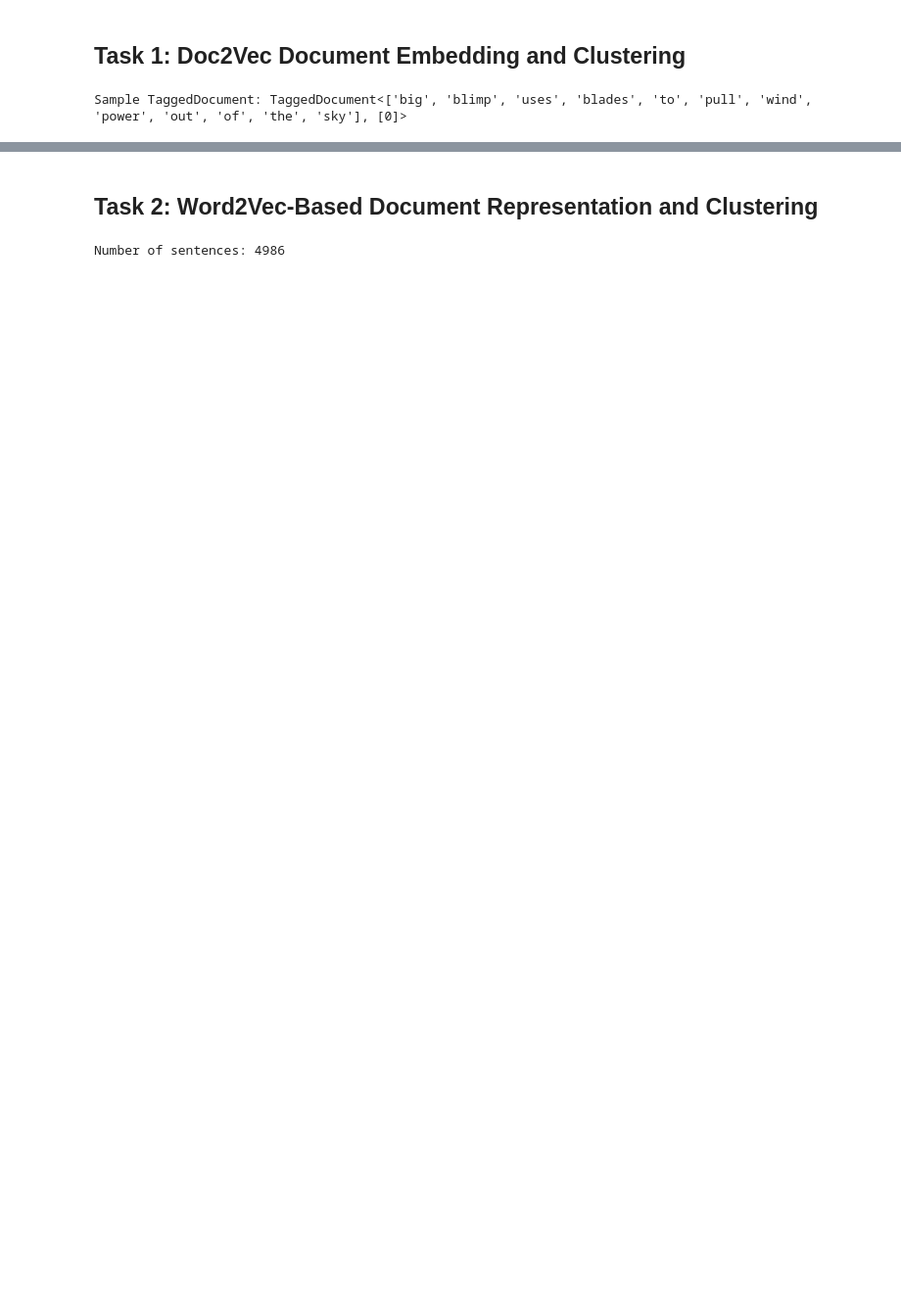
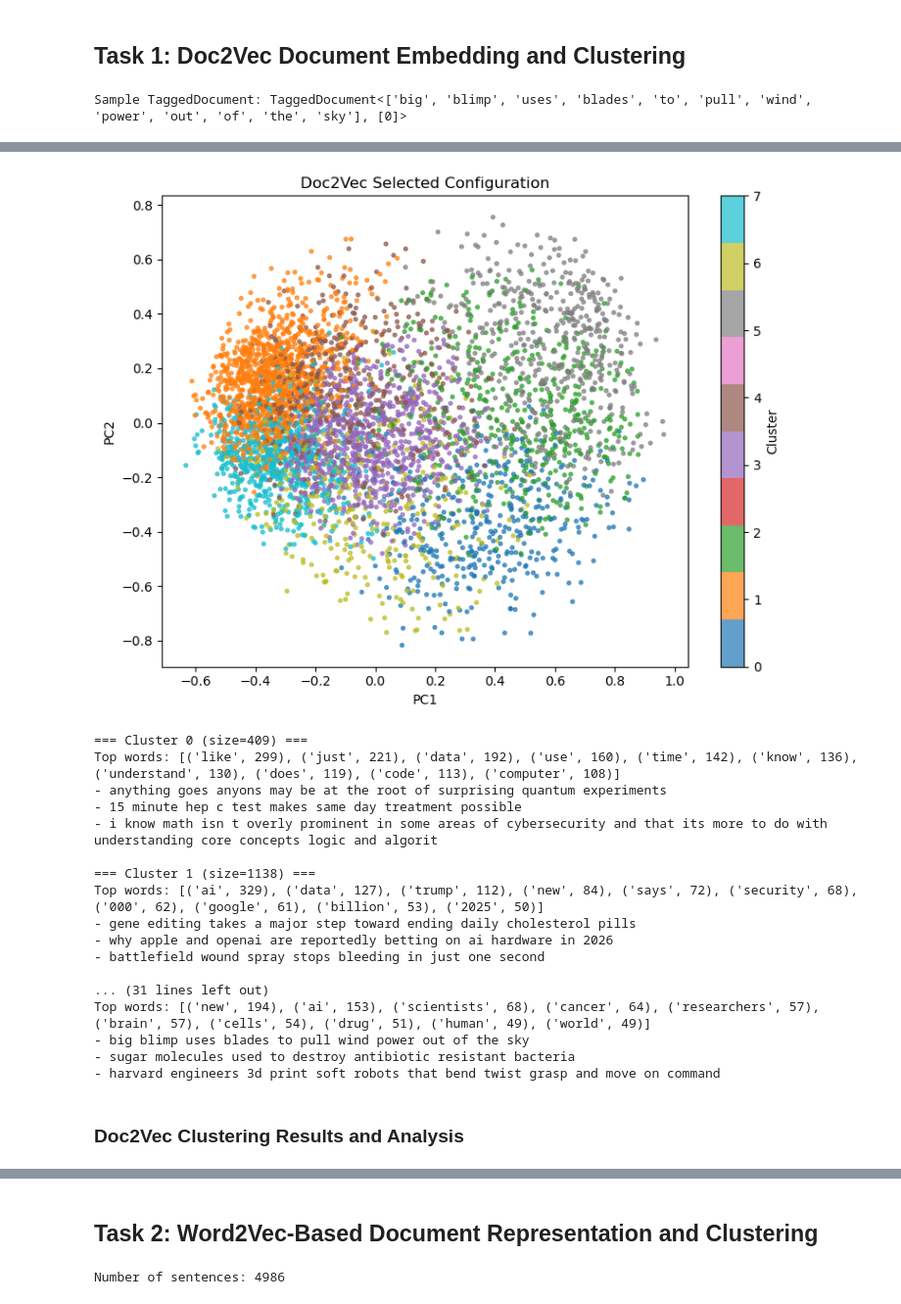
Before and after one commit to YJY4266900395/USC-DSCI-560-lab8, a Jupyter notebook: lab 8.ipynb, the cells around one changed output, grey strips where cells are left out. Shown at 98% size. Saved outputs shown, nothing was run; the diff lists cells and outputs as text; code cells hidden in the pictures; blank space fills up the shorter version.

```diff
--- a/lab 8.ipynb
+++ b/lab 8.ipynb
@@ -93,13 +173,0 @@ Average words: 75.03489771359807
-# %%
-def tokenize(text):
-    tokens = text.split()
-    return tokens
-
-tokenized_docs = [tokenize(d) for d in docs if d]
-
-print("Number of documents:", len(tokenized_docs))
-
-lengths = [len(t) for t in tokenized_docs]
-print("Min tokens:", min(lengths))
-print("Max tokens:", max(lengths))
-print("Avg tokens:", sum(lengths)/len(lengths))
@@ -171,0 +456,42 @@ def train_doc2vec_get_X(
+# %%
+best_cfg = {"name": "D3", "vector_size": 200, "min_count": 5, "epochs": 40}
+
+model, vectors, X = train_doc2vec_get_X(
+    tagged_docs,
+    vector_size=best_cfg["vector_size"],
+    min_count=best_cfg["min_count"],
+    epochs=best_cfg["epochs"],
+    dm=1,
+    seed=42,
+    workers=1
+)
+
+kmeans = KMeans(n_clusters=K_FIXED, random_state=42, n_init=10)
+labels = kmeans.fit_predict(X)
+
+top_words = top_keywords_per_cluster(clean_texts, labels, top_n=10)
+reps = representative_docs(X, labels, clean_texts, per_cluster=3, records=clean_records)
+
+save_pca_plot(vectors, labels, "doc2vec_best_pca.png", "Doc2Vec Selected Configuration")
+show_cluster_samples(labels, clean_texts, tokenized_docs, n=3)
+# %% [output]
+[figure, added]
+=== Cluster 0 (size=409) ===
+Top words: [('like', 299), ('just', 221), ('data', 192), ('use', 160), ('time', 142), ('know', 136), ('understand', 130), ('does', 119), ('code', 113), ('computer', 108)]
+- anything goes anyons may be at the root of surprising quantum experiments
+- 15 minute hep c test makes same day treatment possible
+- i know math isn t overly prominent in some areas of cybersecurity and that its more to do with understanding core concepts logic and algorit
+
+=== Cluster 1 (size=1138) ===
+Top words: [('ai', 329), ('data', 127), ('trump', 112), ('new', 84), ('says', 72), ('security', 68), ('000', 62), ('google', 61), ('billion', 53), ('2025', 50)]
+- gene editing takes a major step toward ending daily cholesterol pills
+- why apple and openai are reportedly betting on ai hardware in 2026
+- battlefield wound spray stops bleeding in just one second
+
+... (31 lines left out)
+Top words: [('new', 194), ('ai', 153), ('scientists', 68), ('cancer', 64), ('researchers', 57), ('brain', 57), ('cells', 54), ('drug', 51), ('human', 49), ('world', 49)]
+- big blimp uses blades to pull wind power out of the sky
+- sugar molecules used to destroy antibiotic resistant bacteria
+- harvard engineers 3d print soft robots that bend twist grasp and move on command
+# %% [markdown]
+### Doc2Vec Clustering Results and Analysis
```
Also changed, not shown: parts of 47 cells of this notebook, 1 other file.
